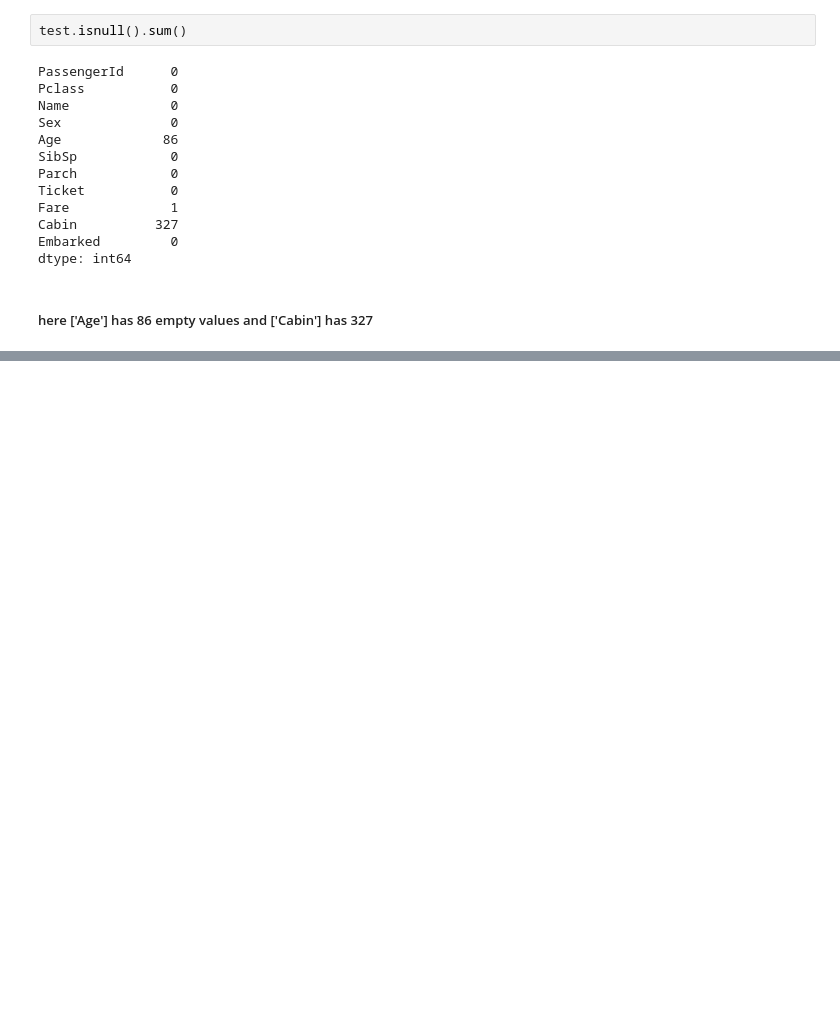
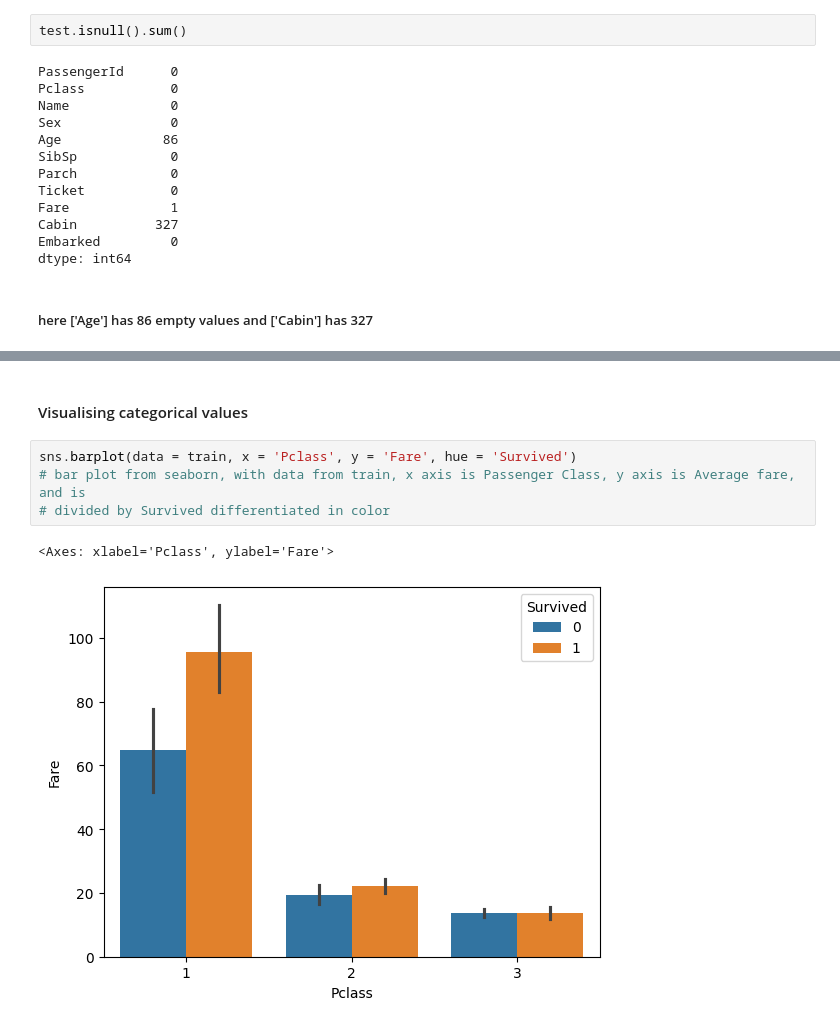
Before and after one commit to mkushaad/Titanic_Survival_Prediction, a Jupyter notebook: TitanicSurvival.ipynb, the cells around one changed output, grey strips where cells are left out. Cells and saved outputs as stored; diff of their text form; blank space fills up the shorter version.

```diff
--- a/TitanicSurvival.ipynb
+++ b/TitanicSurvival.ipynb
@@ -115,0 +133,9 @@ dtype: int64
+# %% [markdown]
+#### Visualising categorical values
+# %%
+sns.barplot(data = train, x = 'Pclass', y = 'Fare', hue = 'Survived')
+# bar plot from seaborn, with data from train, x axis is Passenger Class, y axis is Average fare, and is
+# divided by Survived differentiated in color
+# %% [output]
+<Axes: xlabel='Pclass', ylabel='Fare'>
+[figure, added]
```
Also changed, not shown: parts of 7 cells of this notebook.
